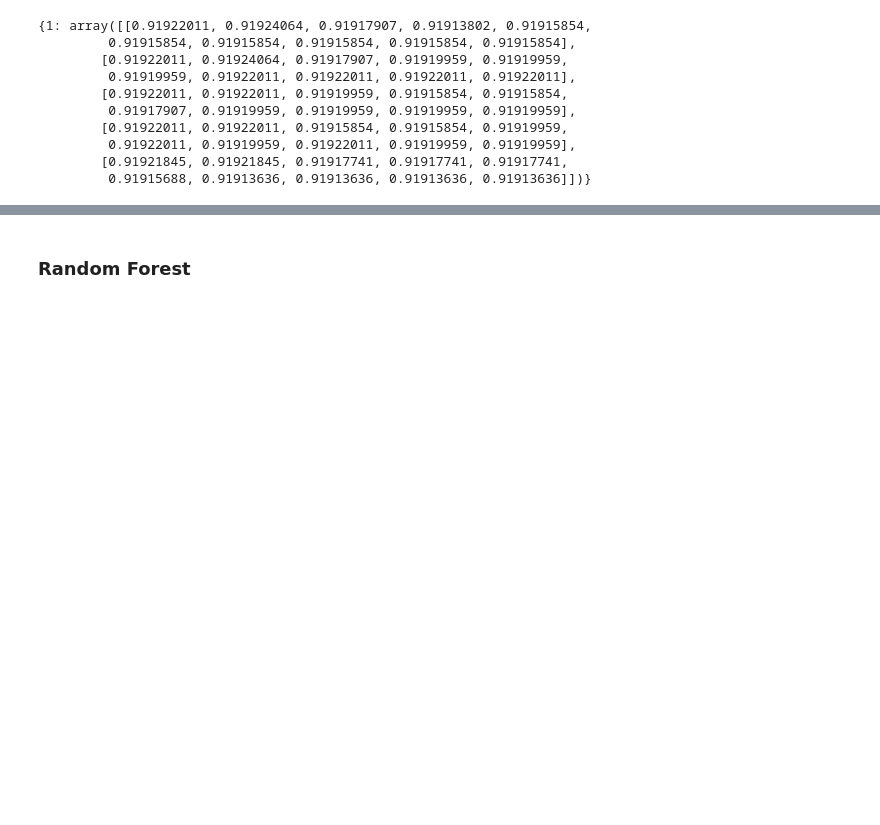
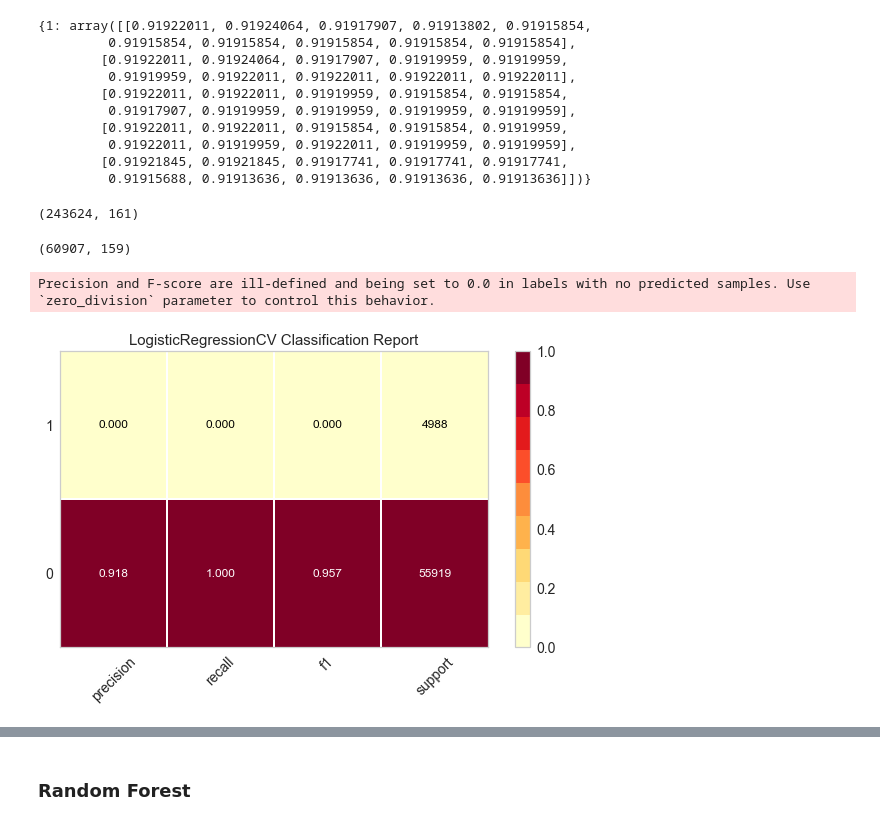
Before and after one commit to florabajolet/OCR7_scoring, a Jupyter notebook: P7_scoring_modeling.ipynb, the cells around one changed output, grey strips where cells are left out. Drawn from its saved outputs; the diff is of its cells as text; code cells hidden in the pictures; blank space fills up the shorter version.

Commit message:
2021 December 28 - Work on feature engineering/aggregation and yellowbrick visualizers

```diff
--- a/P7_scoring_modeling.ipynb
+++ b/P7_scoring_modeling.ipynb
@@ -121,6 +121,8 @@ num_preprocessor = StandardScaler()
 
 preprocessor = ColumnTransformer([("cat_preprocessor", cat_preprocessor, cat_col),
                                  ("num_preprocessor", num_preprocessor, num_col)])
+# %%
+data_transformed = preprocessor.fit_transform(data)
 # %% [markdown]
 Now we split data for train and test.
 # %%
@@ -127,2 +130,7 @@ Now we split data for train and test.
 data_train, data_test, target_train, target_test = train_test_split(data, target, random_state=42,
                                                                             test_size=0.2)
+# %%
+# Same on preprocessed data
+data_train_trans, data_test_trans, target_train_trans, target_test_trans = train_test_split(data_transformed, target,
+                                                                                            random_state=42,
+                                                                                            test_size=0.2)
@@ -272,11 +288,22 @@ model_lr[1].scores_
          0.91922011, 0.91919959, 0.91922011, 0.91919959, 0.91919959],
         [0.91921845, 0.91921845, 0.91917741, 0.91917741, 0.91917741,
          0.91915688, 0.91913636, 0.91913636, 0.91913636, 0.91913636]])}
+# %%
+data_train_transformed.shape
+# %% [output]
+(243624, 161)
+# %%
+data_test_transformed.shape
+# %% [output]
+(60907, 159)
 # %%
-#model_yellow = LogisticRegressionCV(cv=5, max_iter=500, random_state=42)
+model_yellow_lr = LogisticRegressionCV(cv=5, max_iter=700, random_state=42)
 
-#visualizer = ClassificationReport(model_yellow, classes=[0, 1], support=True)
+visualizer = ClassificationReport(model_yellow_lr, classes=[0, 1], zero_division=0, support=True)
 
-#visualizer.fit(data_train_transformed, target_train)        # Fit the visualizer and the model
-#visualizer.score(data_test_transformed, target_test)        # Evaluate the model on the test data
-#visualizer.show()                       # Finalize and show the figure
+visualizer.fit(data_train_trans, target_train_trans)
+visualizer.score(data_test_trans, target_test_trans)
+visualizer.show();
+# %% [output]
+Precision and F-score are ill-defined and being set to 0.0 in labels with no predicted samples. Use `zero_division` parameter to control this behavior.
+[figure, added]
```
Also changed, not shown: parts of 20 cells of this notebook.
